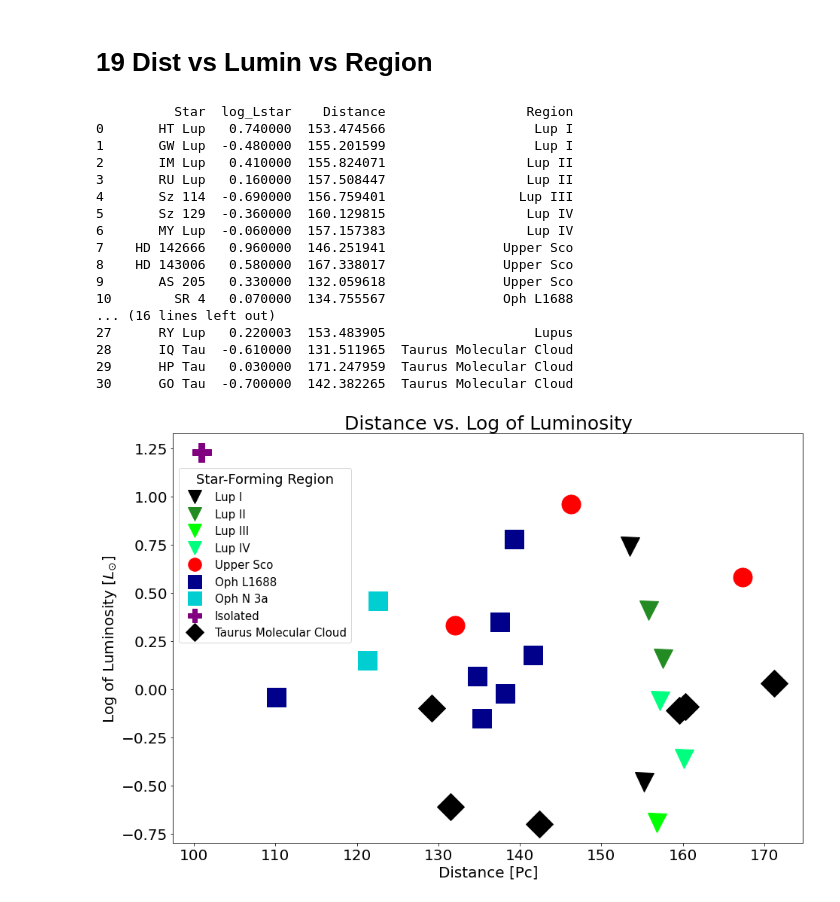
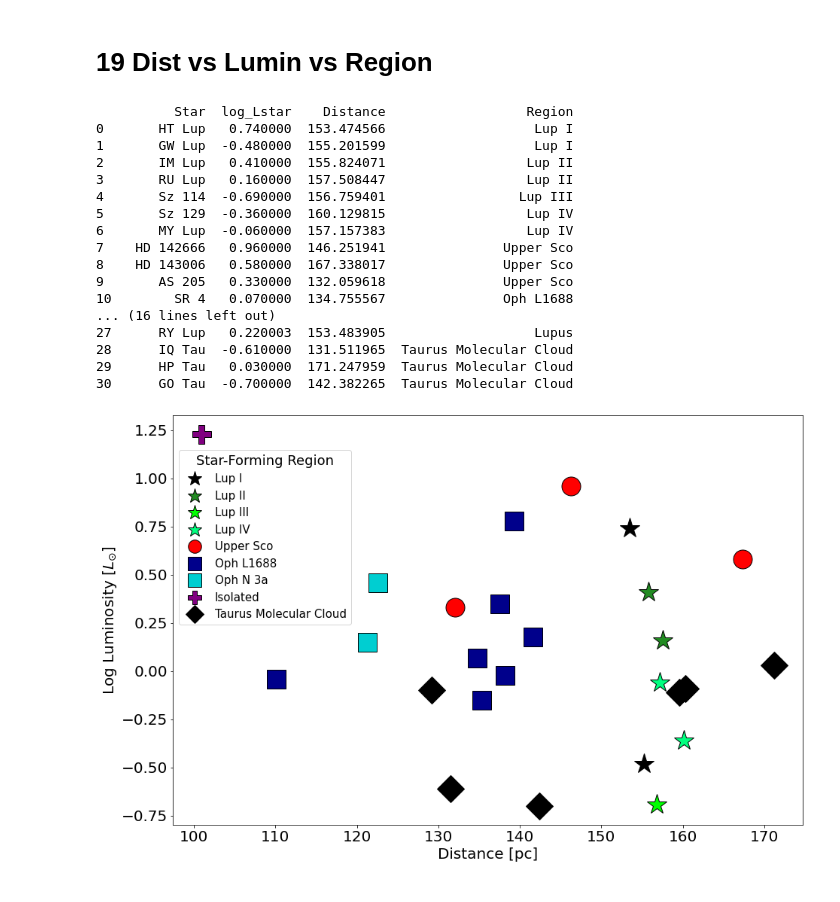
Before and after one commit to heretzp/URSI_astro_2022, a Jupyter notebook: Sources Parameter Plots PH.ipynb, the cells around one changed output. Drawn from its saved outputs; the diff is of its cells as text; code cells hidden in the pictures.

```diff
--- a/Sources Parameter Plots PH.ipynb
+++ b/Sources Parameter Plots PH.ipynb
@@ -1590,22 +1589,22 @@ Isolatedy = Isolated['log_Lstar'].tolist()
 
 fig, ax = plt.subplots(figsize=(15,10))
 # Essentially, plot 8 plots on top of each other:
-LupIplt, = ax.plot(LupIx,LupIy, color='black', linestyle='None', marker='v', markersize=25)
-LupIIplt, = ax.plot(LupIIx,LupIIy, color='forestgreen', linestyle='None', marker='v', markersize=25)
-LupIIIplt, = ax.plot(LupIIIx,LupIIIy, color='lime', linestyle='None', marker='v', markersize=25)
-LupIVplt, = ax.plot(LupIVx,LupIVy, color='springgreen', linestyle='None', marker='v', markersize=25)
-UpperScoplt, = ax.plot(UpperScox,UpperScoy, "ro", markersize=25)
-OphLplt, = ax.plot(OphLx,OphLy, color='darkblue', linestyle='None', marker='s', markersize=25)
-OphNaplt, = ax.plot(OphNax,OphNay, color='darkturquoise', linestyle='None', marker='s', markersize=25)
-Isolatedplt, = ax.plot(Isolatedx,Isolatedy, color='purple', linestyle='None', marker='P', markersize=25)
-Taurusplt, = ax.plot(Taurusx,Taurusy, color='black', linestyle='None', marker='D', markersize=25)
+LupIplt, = ax.plot(LupIx,LupIy, color='black', linestyle='None', marker='*', markersize=28,markeredgecolor='black')
+LupIIplt, = ax.plot(LupIIx,LupIIy, color='forestgreen', linestyle='None', marker='*', markersize=28,markeredgecolor='black')
+LupIIIplt, = ax.plot(LupIIIx,LupIIIy, color='lime', linestyle='None', marker='*', markersize=28,markeredgecolor='black')
+LupIVplt, = ax.plot(LupIVx,LupIVy, color='springgreen', linestyle='None', marker='*', markersize=28,markeredgecolor='black')
+UpperScoplt, = ax.plot(UpperScox,UpperScoy, "ro", markersize=25,markeredgecolor='black')
+OphLplt, = ax.plot(OphLx,OphLy, color='darkblue', linestyle='None', marker='s', markersize=25,markeredgecolor='black')
+OphNaplt, = ax.plot(OphNax,OphNay, color='darkturquoise', linestyle='None', marker='s', markersize=25,markeredgecolor='black')
+Isolatedplt, = ax.plot(Isolatedx,Isolatedy, color='purple', linestyle='None', marker='P', markersize=25,markeredgecolor='black')
+Taurusplt, = ax.plot(Taurusx,Taurusy, color='black', linestyle='None', marker='D', markersize=25,markeredgecolor='black')
 
 #titles and labels
-ax.set_title('Distance vs. Log of Luminosity')
+#ax.set_title('Distance vs. Log Luminosity')
 ax.title.set_fontsize(25)
-ax.set_xlabel('Distance [Pc]')
+ax.set_xlabel('Distance [pc]')
 ax.xaxis.label.set_fontsize(20)
-ax.set_ylabel('Log of Luminosity [$L_{\odot}$]')
+ax.set_ylabel('Log Luminosity [$L_{\odot}$]')
 ax.yaxis.label.set_fontsize(20)
 ax.tick_params(axis='both', labelsize=20)
 #ax.set_ylim(-.75, 1.5)
@@ -1625,34 +1624,34 @@ ax.tick_params(axis='both', labelsize=20)
  #   plt.text(x,y,star_list[i],fontsize=12, rotation=90, verticalalignment='bottom')
 #for i, (x, y) in enumerate(zip(OphNax,OphNay)):
  #   plt.text(x,y,star_list[i],fontsize=12)
 #for i, (x, y) in enumerate(zip(Isolatedx,Isolatedy)):
  #   plt.text(x,y,star_list[i],fontsize=12)
 
 # legend, named the 2 plot variables, and their assigned labels
 ax.legend([LupIplt,LupIIplt,LupIIIplt,LupIVplt,UpperScoplt,OphLplt,OphNaplt,Isolatedplt,Taurusplt],
           ['Lup I', 'Lup II','Lup III','Lup IV','Upper Sco','Oph L1688','Oph N 3a','Isolated','Taurus Molecular Cloud'],
           fontsize=15, title='Star-Forming Region',title_fontsize=18,markerscale=.7,loc='upper left',bbox_to_anchor=(0, .93),ncol=1)
 
 plt.savefig('distvlumin.7.29.pdf')
 # %% [output]
           Star  log_Lstar    Distance                  Region
 0       HT Lup   0.740000  153.474566                   Lup I
 1       GW Lup  -0.480000  155.201599                   Lup I
 2       IM Lup   0.410000  155.824071                  Lup II
 3       RU Lup   0.160000  157.508447                  Lup II
 4       Sz 114  -0.690000  156.759401                 Lup III
 5       Sz 129  -0.360000  160.129815                  Lup IV
 6       MY Lup  -0.060000  157.157383                  Lup IV
 7    HD 142666   0.960000  146.251941               Upper Sco
 8    HD 143006   0.580000  167.338017               Upper Sco
 9       AS 205   0.330000  132.059618               Upper Sco
 10        SR 4   0.070000  134.755567               Oph L1688
 ... (16 lines left out)
 27      RY Lup   0.220003  153.483905                   Lupus
 28      IQ Tau  -0.610000  131.511965  Taurus Molecular Cloud
 29      HP Tau   0.030000  171.247959  Taurus Molecular Cloud
 30      GO Tau  -0.700000  142.382265  Taurus Molecular Cloud
-[figure, old version]
+[figure, new version]
 # %%
 # define columns
 df = pd.DataFrame(data, columns= ['Star','Program_ID','Mstar','Mdisk'])
```
Also changed, not shown: parts of 5 cells of this notebook, 10 other files.
